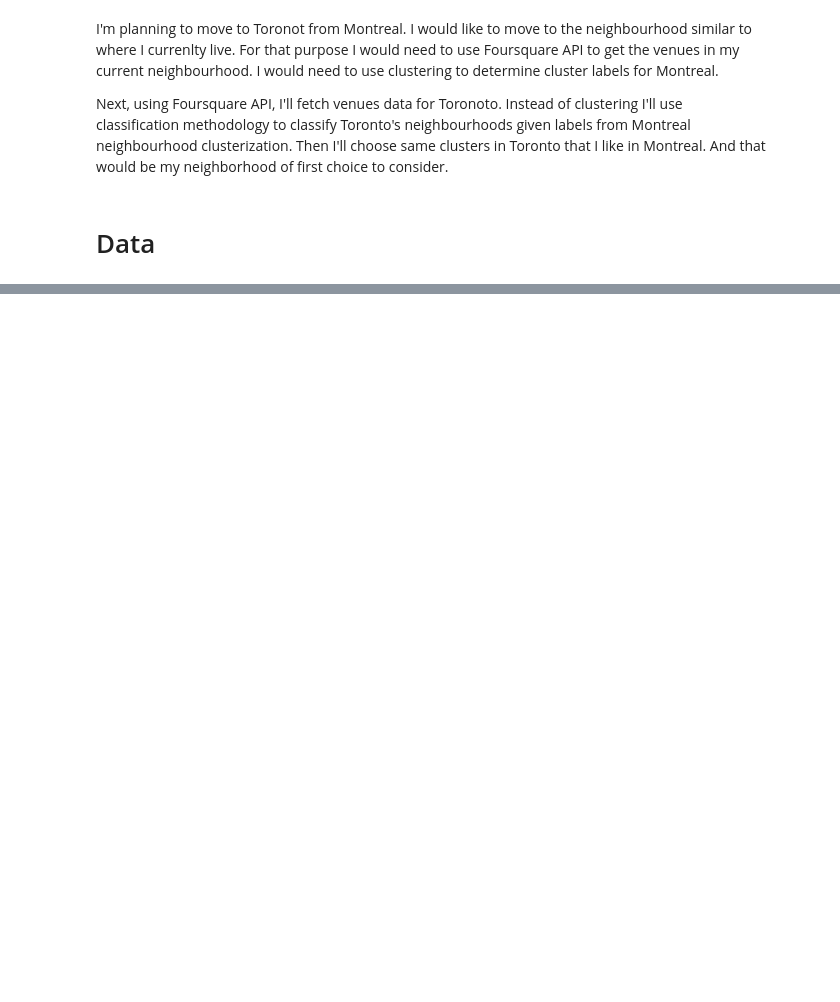
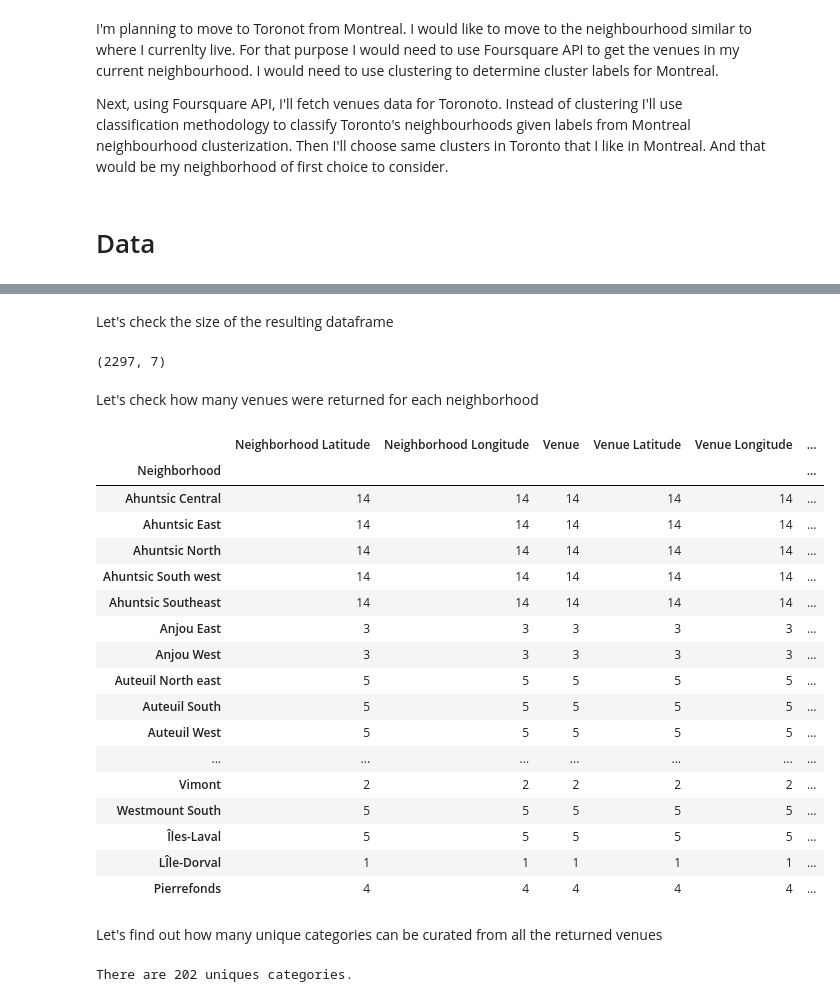
Before and after one commit to VasylR/Coursera_Capstone, a Jupyter notebook: Moving to Toronto.ipynb, the cells around one changed output, grey strips where cells are left out. Saved outputs shown, nothing was run; the diff lists cells and outputs as text; code cells hidden in the pictures; blank space fills up the shorter version.

```diff
--- a/Moving to Toronto.ipynb
+++ b/Moving to Toronto.ipynb
@@ -45,0 +161,8 @@ https://en.wikipedia.org/wiki/List_of_postal_codes_of_Canada:_H
+# %%
+address = 'Montreal, QC'
+
+geolocator = Nominatim(user_agent="my_explorer")
+location = geolocator.geocode(address)
+latitude = location.latitude
+longitude = location.longitude
+print('The geograpical coordinate of Montreal are {}, {}.'.format(latitude, longitude))
@@ -45,0 +276,35 @@ https://en.wikipedia.org/wiki/List_of_postal_codes_of_Canada:_H
+# %% [markdown]
+Let's check the size of the resulting dataframe
+# %%
+montreal_venues.shape
+# %% [output]
+(2297, 7)
+# %% [markdown]
+Let's check how many venues were returned for each neighborhood
+# %%
+montreal_venues.groupby('Neighborhood').count()
+# %% [output]
+|  | Neighborhood Latitude | Neighborhood Longitude | Venue | Venue Latitude | Venue Longitude | ... |
+| Neighborhood |  |  |  |  |  | ... |
+| Ahuntsic Central | 14 | 14 | 14 | 14 | 14 | ... |
+| Ahuntsic East | 14 | 14 | 14 | 14 | 14 | ... |
+| Ahuntsic North | 14 | 14 | 14 | 14 | 14 | ... |
+| Ahuntsic South west | 14 | 14 | 14 | 14 | 14 | ... |
+| Ahuntsic Southeast | 14 | 14 | 14 | 14 | 14 | ... |
+| Anjou East | 3 | 3 | 3 | 3 | 3 | ... |
+| Anjou West | 3 | 3 | 3 | 3 | 3 | ... |
+| Auteuil North east | 5 | 5 | 5 | 5 | 5 | ... |
+| Auteuil South | 5 | 5 | 5 | 5 | 5 | ... |
+| Auteuil West | 5 | 5 | 5 | 5 | 5 | ... |
+| ... | ... | ... | ... | ... | ... | ... |
+| Vimont | 2 | 2 | 2 | 2 | 2 | ... |
+| Westmount South | 5 | 5 | 5 | 5 | 5 | ... |
+| Îles-Laval | 5 | 5 | 5 | 5 | 5 | ... |
+| LÎle-Dorval | 1 | 1 | 1 | 1 | 1 | ... |
+| Pierrefonds | 4 | 4 | 4 | 4 | 4 | ... |
+# %% [markdown]
+Let's find out how many unique categories can be curated from all the returned venues
+# %%
+print('There are {} uniques categories.'.format(len(montreal_venues['Venue Category'].unique())))
+# %% [output]
+There are 202 uniques categories.
```
Also changed, not shown: parts of 117 cells of this notebook, 9 other files.
